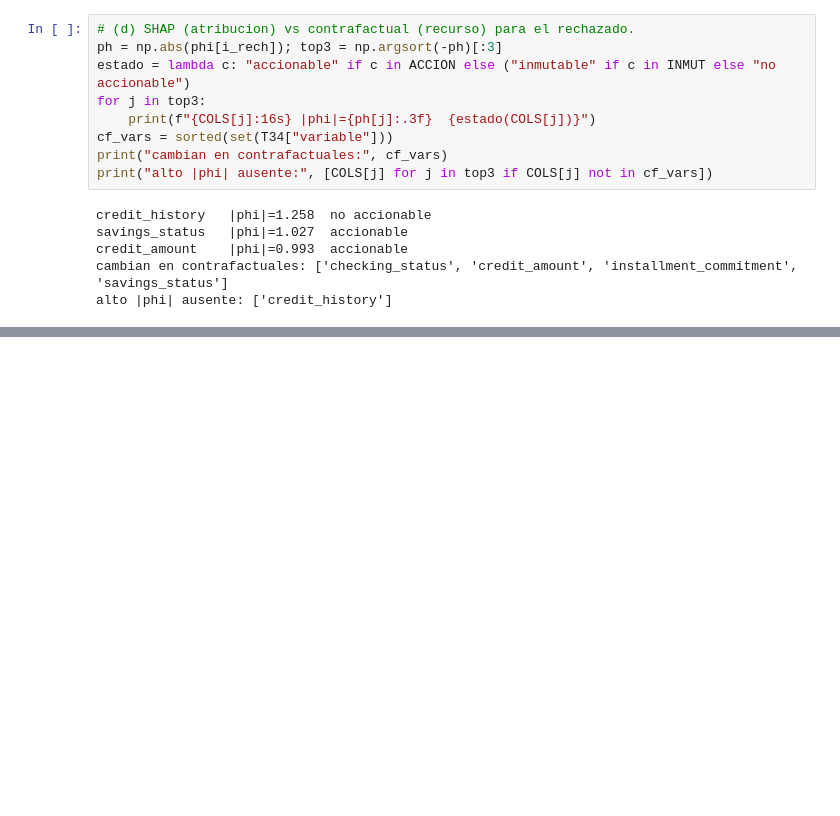
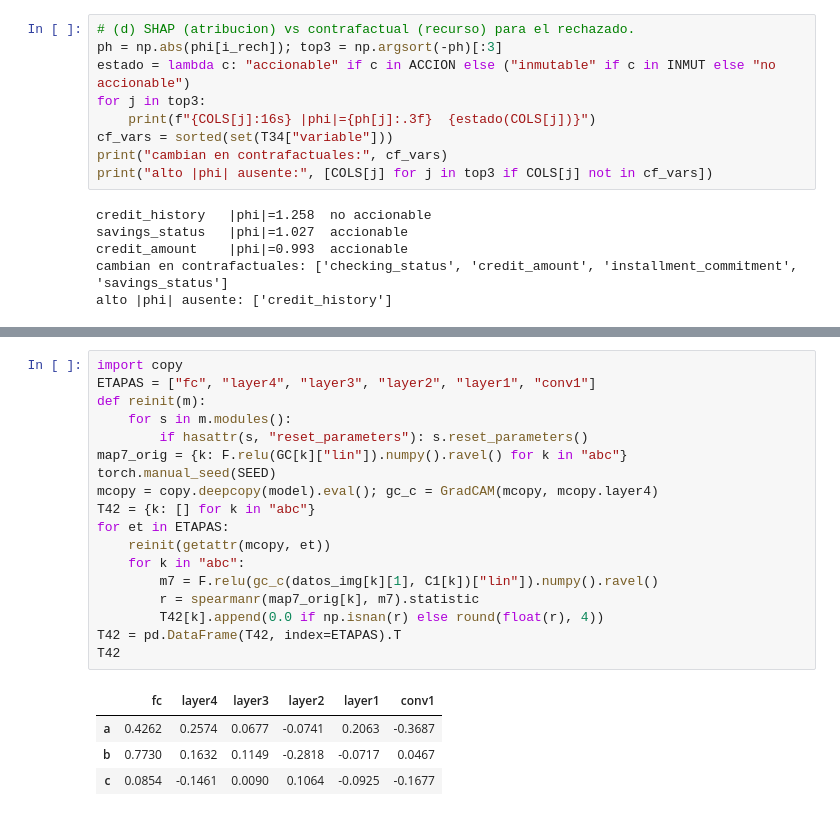
Before and after one commit to Isabella334/DeepLearning-Lab9, a Jupyter notebook: Lab10.ipynb, the cells around one changed output, grey strips where cells are left out. Saved outputs shown, nothing was run; the diff lists cells and outputs as text; blank space fills up the shorter version.

```diff
--- a/Lab10.ipynb
+++ b/Lab10.ipynb
@@ -928,0 +989,23 @@ alto |phi| ausente: ['credit_history']
+# %%
+import copy
+ETAPAS = ["fc", "layer4", "layer3", "layer2", "layer1", "conv1"]
+def reinit(m):
+    for s in m.modules():
+        if hasattr(s, "reset_parameters"): s.reset_parameters()
+map7_orig = {k: F.relu(GC[k]["lin"]).numpy().ravel() for k in "abc"}
+torch.manual_seed(SEED)
+mcopy = copy.deepcopy(model).eval(); gc_c = GradCAM(mcopy, mcopy.layer4)
+T42 = {k: [] for k in "abc"}
+for et in ETAPAS:
+    reinit(getattr(mcopy, et))
+    for k in "abc":
+        m7 = F.relu(gc_c(datos_img[k][1], C1[k])["lin"]).numpy().ravel()
+        r = spearmanr(map7_orig[k], m7).statistic
+        T42[k].append(0.0 if np.isnan(r) else round(float(r), 4))
+T42 = pd.DataFrame(T42, index=ETAPAS).T
+T42
+# %% [output]
+|  | fc | layer4 | layer3 | layer2 | layer1 | conv1 |
+| a | 0.4262 | 0.2574 | 0.0677 | -0.0741 | 0.2063 | -0.3687 |
+| b | 0.7730 | 0.1632 | 0.1149 | -0.2818 | -0.0717 | 0.0467 |
+| c | 0.0854 | -0.1461 | 0.0090 | 0.1064 | -0.0925 | -0.1677 |
```
Also changed, not shown: parts of 5 cells of this notebook, 1 other file.
